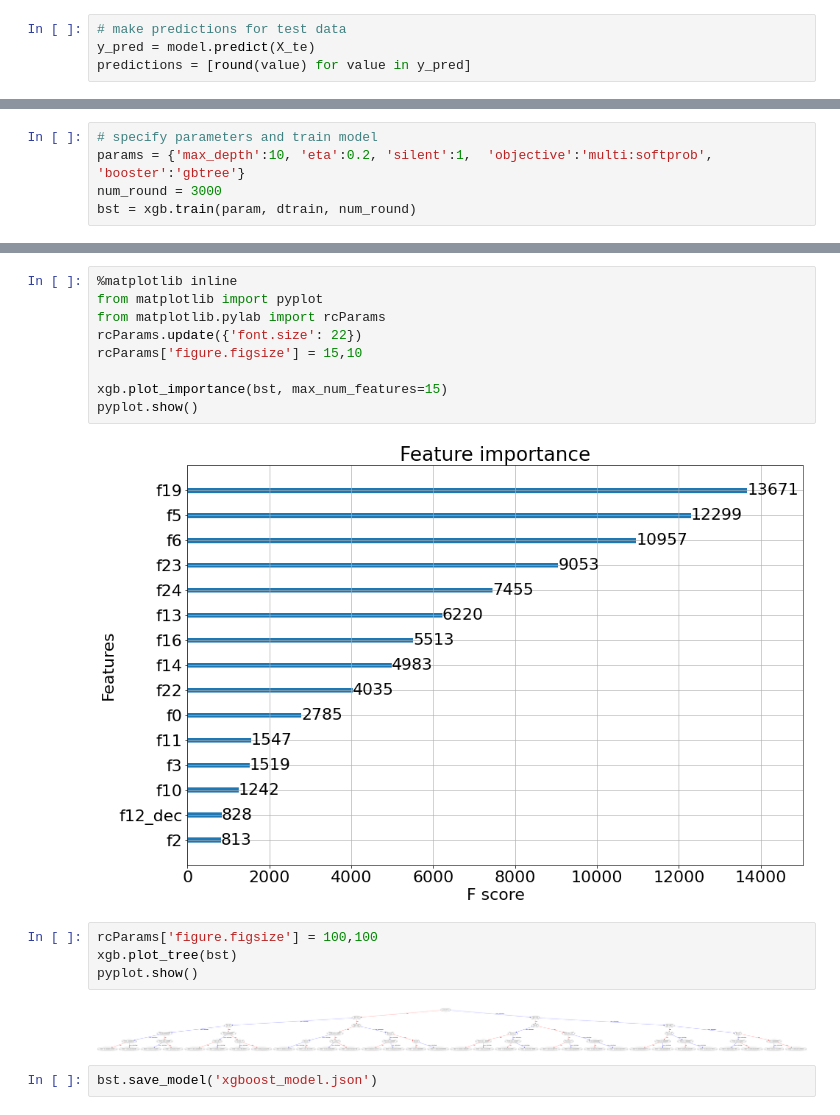
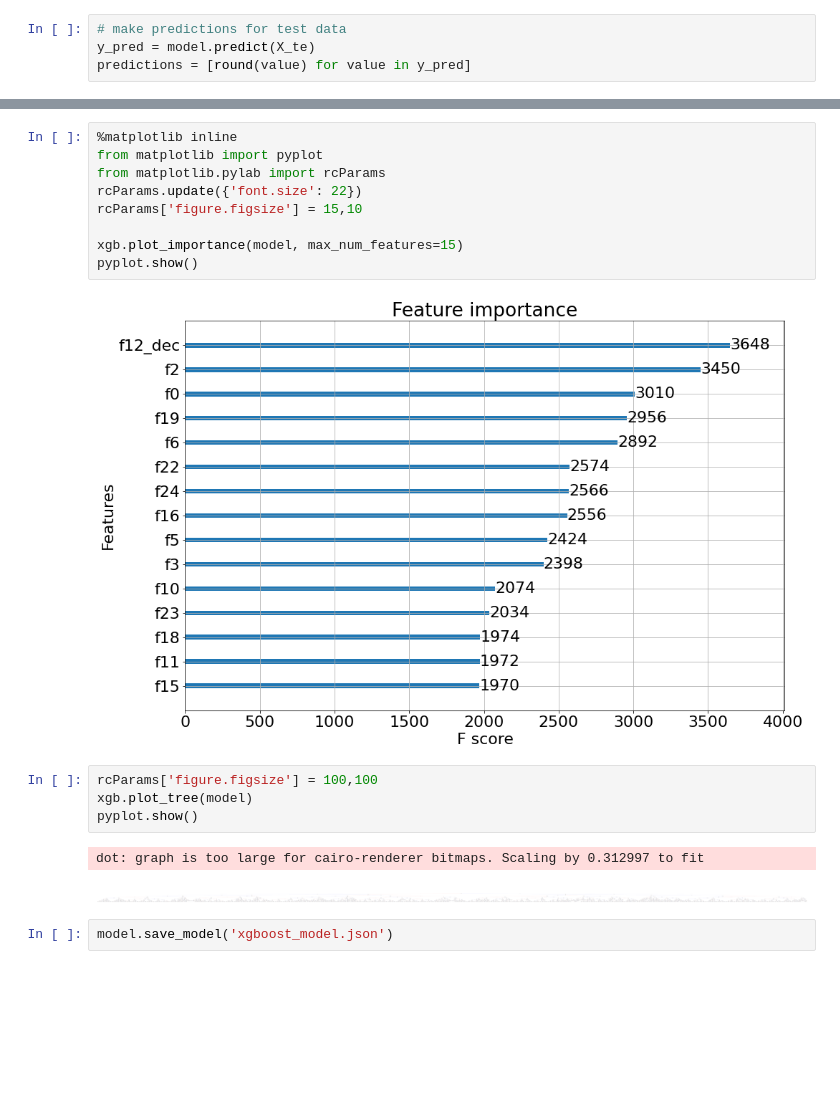
Before and after one commit to anjarfr/modern-ml, a Jupyter notebook: xgboost_demo.ipynb, the cells around one changed output, grey strips where cells are left out. Drawn from its saved outputs; the diff is of its cells as text; blank space fills up the shorter version.

```diff
--- a/xgboost_demo.ipynb
+++ b/xgboost_demo.ipynb
@@ -341,5 +376,0 @@ dtest = xgb.DMatrix(X_test)
-# %%
-# specify parameters and train model
-params = {'max_depth':10, 'eta':0.2, 'silent':1,  'objective':'multi:softprob', 'booster':'gbtree'}
-num_round = 3000
-bst = xgb.train(param, dtrain, num_round)
@@ -380,15 +381,16 @@ from matplotlib.pylab import rcParams
 rcParams.update({'font.size': 22})
 rcParams['figure.figsize'] = 15,10
 
-xgb.plot_importance(bst, max_num_features=15)
+xgb.plot_importance(model, max_num_features=15)
 pyplot.show()
 # %% [output]
-[figure, old version]
+[figure, new version]
 # %%
 rcParams['figure.figsize'] = 100,100
-xgb.plot_tree(bst)
+xgb.plot_tree(model)
 pyplot.show()
 # %% [output]
+dot: graph is too large for cairo-renderer bitmaps. Scaling by 0.312997 to fit
-[figure, old version]
+[figure, new version]
 # %%
-bst.save_model('xgboost_model.json')
+model.save_model('xgboost_model.json')
```
Also changed, not shown: parts of 13 cells of this notebook, 1 other file.
